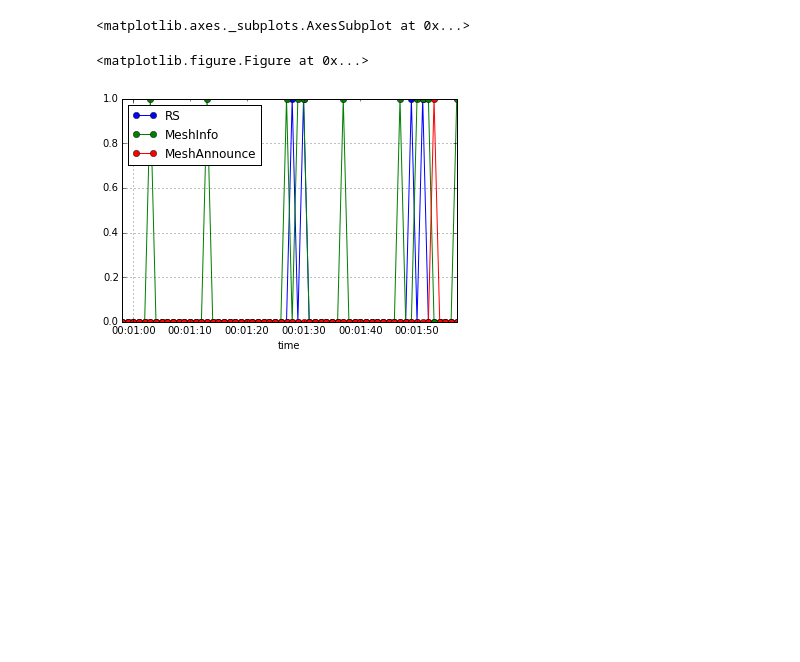
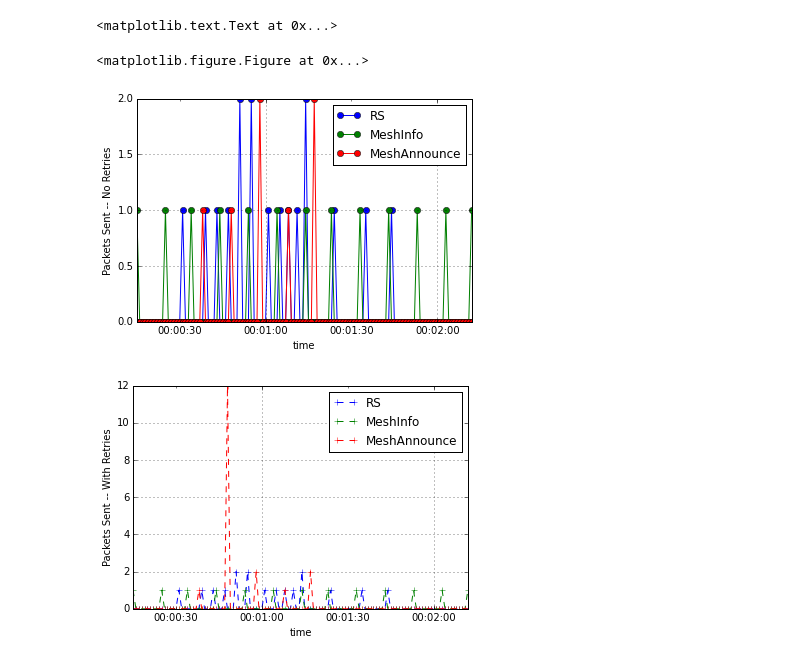
Before and after one commit to gtfierro/cs268-project, a Jupyter notebook: capture/data/plot_packet_trace.ipynb, the cells around one changed output. Drawn from its saved outputs; the diff is of its cells as text; code cells hidden in the pictures; blank space fills up the shorter version.

Commit message:
add data file, better notebook

```diff
--- a/capture/data/plot_packet_trace.ipynb
+++ b/capture/data/plot_packet_trace.ipynb
@@ -5,45 +38,21 @@ from matplotlib import pyplot as plt
 # %%
-filename = 'ONEHOP-2-motes-with-BR-no-traffic.csv'
+filename = 'SERP-1hop-7nodes-incremental-notraffic.csv'
+#filename = 'ONEHOP-5-motes-incremental-with-BR-no-traffic.csv'
-# %%
-COLS = ['time','src','dst','code','opt1','opt2']
-def parse_filename(fn):
-    f = open(fn).read().split('\n')
-    records = []
-    for line in f:
-        elements = line.split(',')
-        if len(elements) < 2: continue
-        d, t = elements[0],elements[1]
-        last = elements[2:]
-        elements = [d+t] + last
-        records.append(dict(zip(COLS, elements)))
-    d = pd.DataFrame.from_records(records).dropna(how='all').fillna(0)
-    d[d['code'] == ''] = 0
-    d['code'] = d['code'].astype(int)
-    d['opt1'] = d['opt1'].astype(int)
-    d['opt2'] = d['opt2'].astype(int)
-    d['time'] = pd.to_datetime(d['time'])#.map(lambda x: x.strftime('%s'))
-    d['RS'] = 0
-    d['MeshInfo'] = 0
-    d['MeshAnnounce'] = 0
-    d.loc[(d['code'] == 0) & (d['opt1'] == 1) & (d['opt2'] == 0), 'RS'] = 1
-    d.loc[(d['code'] == 0) & (d['opt1'] == 1) & (d['opt2'] == 6), 'MeshInfo'] = 1
-    d.loc[(d['code'] == 0) & (d['opt1'] == 8), 'MeshAnnounce'] = 1
-    return d
-def get_bare_RS(df):
-    return df[(df['code'] == 0) & (df['opt1'] == 1) & (df['opt2'] == 0)]
-def get_RA_meshinfo(df):
-    return df[(df['code'] == 0) & (df['opt1'] == 1) & (df['opt2'] == 6)]
-def get_RA_meshannounce(df):
-    return df[(df['code'] == 0) & (df['opt1'] == 8)]
 # %%
 # this file has: idle system, then BR crashes and comes back, then 2 nodes crash and come back
 d = parse_filename(filename)
-pf = d[['time','RS','MeshInfo','MeshAnnounce']]
+pf = d[['time','src','seqno','RS','MeshInfo','MeshAnnounce']]
 pf = pf.set_index('time')
+pf_pkt = pf.drop_duplicates(subset=['src','seqno'])
+
 plt.clf()
-# last minute of experiement
-pf.resample('1s',how='max').tail(60).fillna(0).plot(style='-o')
+f1 = pf_pkt.resample('1s',how='sum').fillna(0).plot(style='-o')
+f1.set_ylabel('Packets Sent -- No Retries')
+
+f2 = pf.resample('1s',how='sum').fillna(0).plot(style='--+')
+f2.set_ylabel('Packets Sent -- With Retries')
 # %% [output]
-<matplotlib.axes._subplots.AxesSubplot at 0x...>
+<matplotlib.text.Text at 0x...>
 <matplotlib.figure.Figure at 0x...>
-[figure, old version]
+[figure, new version]
+[figure, added]
```
Also changed, not shown: parts of 2 cells of this notebook, 2 other files.
